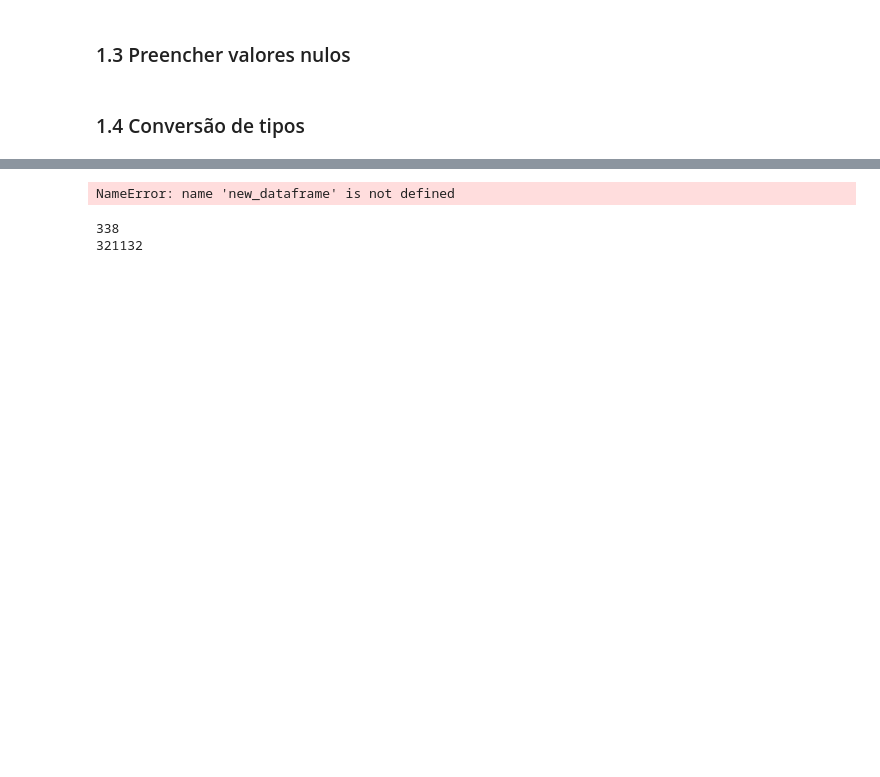
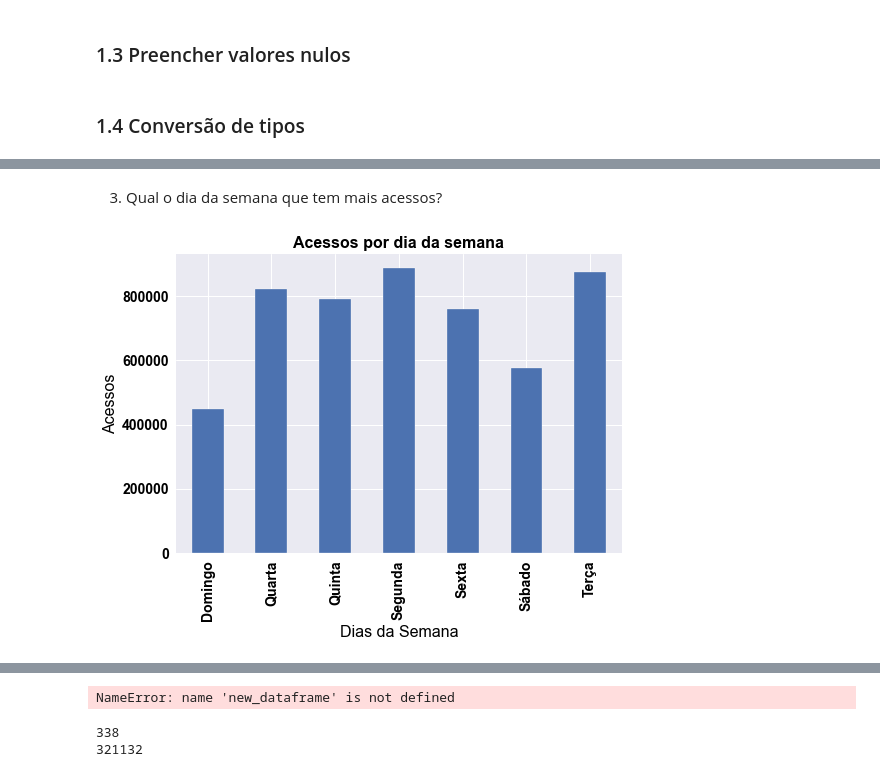
Before and after one commit to pedrosena138/projeto-if997, a Jupyter notebook: Projeto.ipynb, the cells around one changed output, grey strips where cells are left out. Drawn from its saved outputs; the diff is of its cells as text; code cells hidden in the pictures; blank space fills up the shorter version.

```diff
--- a/Projeto.ipynb
+++ b/Projeto.ipynb
@@ -270,0 +309,12 @@ Name: id, Length: 563, dtype: int64
+# %% [markdown]
+3. Qual o dia da semana que tem mais acessos?
+# %%
+logins_df.groupby('day_of_week').size().plot(kind='bar')
+plt.title('Acessos por dia da semana', fontsize=16)
+plt.xlabel('Dias da Semana', fontsize=16)
+plt.ylabel('Acessos', fontsize=16)
+plt.xticks(fontsize=14)
+plt.yticks(fontsize=14)
+plt.show()
+# %% [output]
+[figure, added]
```
Also changed, not shown: parts of 19 cells of this notebook.
